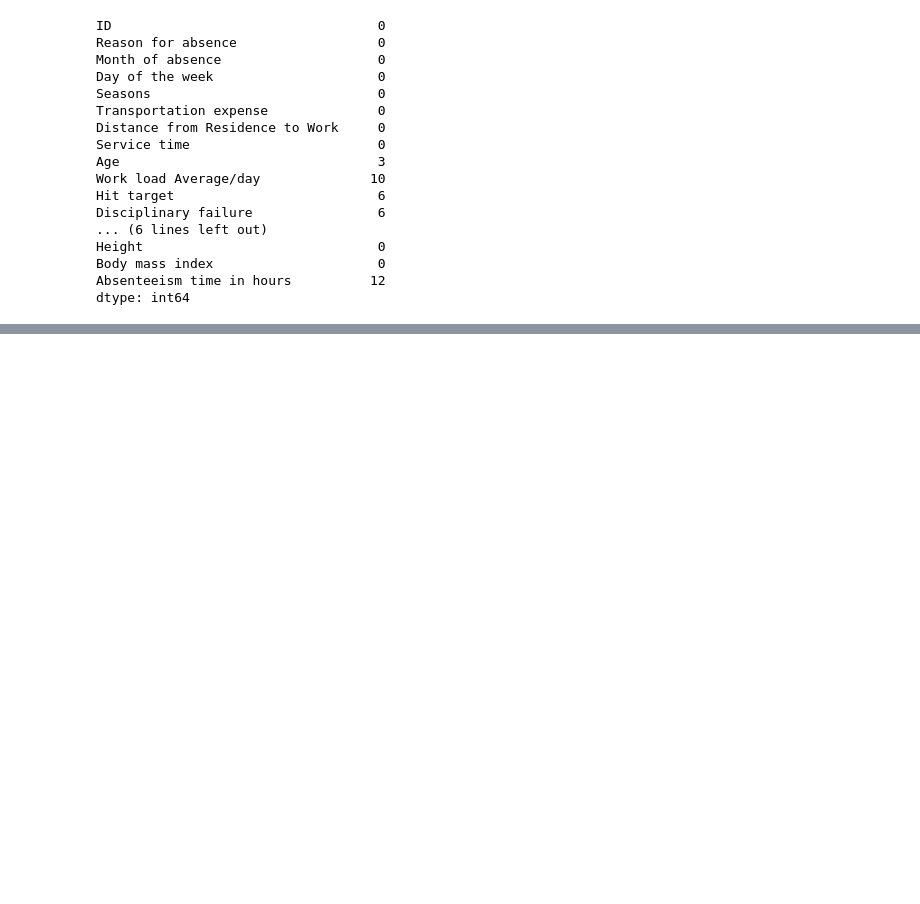
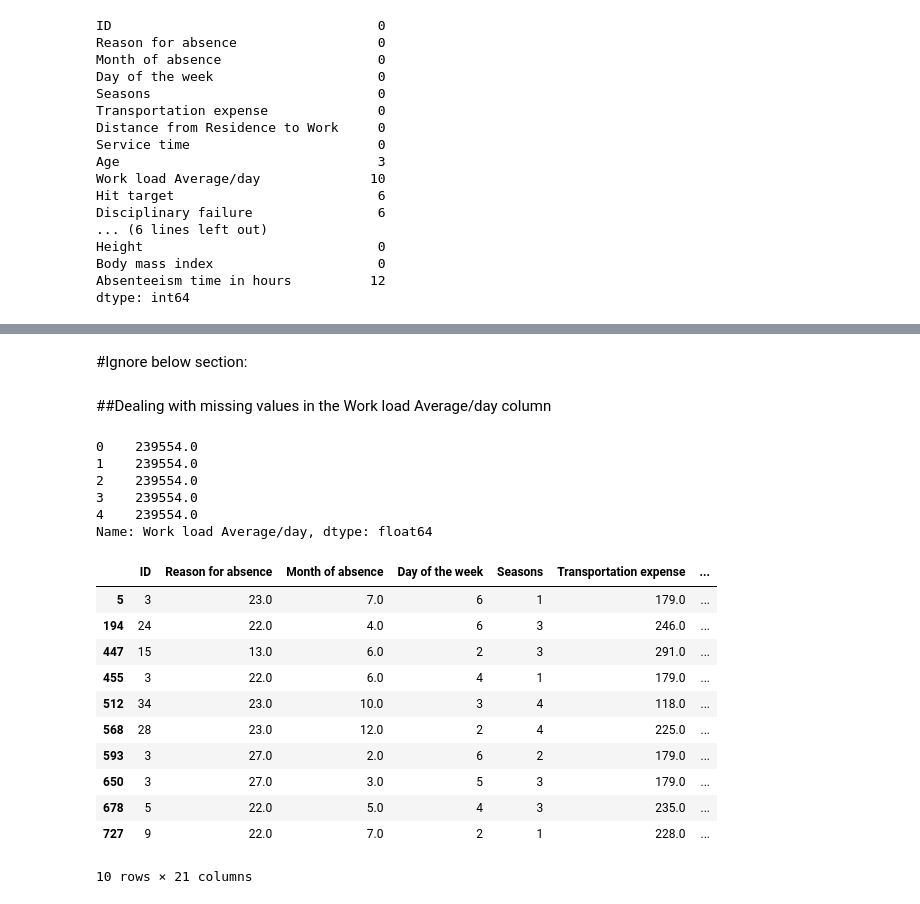
Before and after one commit to DHRUV6029/CMPE-255_NPDP, a Jupyter notebook: CMPE_255_NPDP.ipynb, the cells around one changed output, grey strips where cells are left out. Cells and saved outputs as stored; diff of their text form; code cells hidden in the pictures; blank space fills up the shorter version.

```diff
--- a/CMPE_255_NPDP.ipynb
+++ b/CMPE_255_NPDP.ipynb
@@ -834,0 +1295,5 @@ dtype: int64
+# %%
+for reason in rfa:
+  x = absent_data[absent_data['Reason for absence'] == reason]
+  print(x[['Reason for absence', 'Absenteeism time in hours']].groupby(['Reason for absence', 'Absenteeism time in hours']).size())
+  print()
@@ -834,0 +1318,6 @@ dtype: int64
+# %%
+for reason in rfa:
+  print('reason for absence: ', reason)
+  x = absent_data[absent_data['Reason for absence'] == reason]
+  print('median: ', x['Absenteeism time in hours'].median(), 'mean: ', x[ 'Absenteeism time in hours'].mean())
+  print()
@@ -834,0 +1344,5 @@ dtype: int64
+# %%
+for reason in rfa:
+  x = absent_data[absent_data['Reason for absence'] == reason]
+  absent_data.loc[(absent_data['Absenteeism time in hours'].isnull()) & (absent_data['Reason for absence']==reason),'Absenteeism time in hours'] = \
+  x['Absenteeism time in hours'].median()
@@ -834,0 +1392,30 @@ dtype: int64
+# %% [markdown]
+#Ignore below section:
+# %% [markdown]
+##Dealing with missing values in the Work load Average/day column
+# %%
+absent_data['Work load Average/day'] = absent_data['Work load Average/day'].astype(float)
+# %%
+absent_data['Work load Average/day'].head()
+# %% [output]
+0    239554.0
+1    239554.0
+2    239554.0
+3    239554.0
+4    239554.0
+Name: Work load Average/day, dtype: float64
+# %%
+absent_data[absent_data['Work load Average/day'].isnull()]
+# %% [output]
+|  | ID | Reason for absence | Month of absence | Day of the week | Seasons | Transportation expense | ... |
+| 5 | 3 | 23.0 | 7.0 | 6 | 1 | 179.0 | ... |
+| 194 | 24 | 22.0 | 4.0 | 6 | 3 | 246.0 | ... |
+| 447 | 15 | 13.0 | 6.0 | 2 | 3 | 291.0 | ... |
+| 455 | 3 | 22.0 | 6.0 | 4 | 1 | 179.0 | ... |
+| 512 | 34 | 23.0 | 10.0 | 3 | 4 | 118.0 | ... |
+| 568 | 28 | 23.0 | 12.0 | 2 | 4 | 225.0 | ... |
+| 593 | 3 | 27.0 | 2.0 | 6 | 2 | 179.0 | ... |
+| 650 | 3 | 27.0 | 3.0 | 5 | 3 | 179.0 | ... |
+| 678 | 5 | 22.0 | 5.0 | 4 | 3 | 235.0 | ... |
+| 727 | 9 | 22.0 | 7.0 | 2 | 1 | 228.0 | ... |
+10 rows × 21 columns
```
Also changed, not shown: parts of 60 cells of this notebook.
